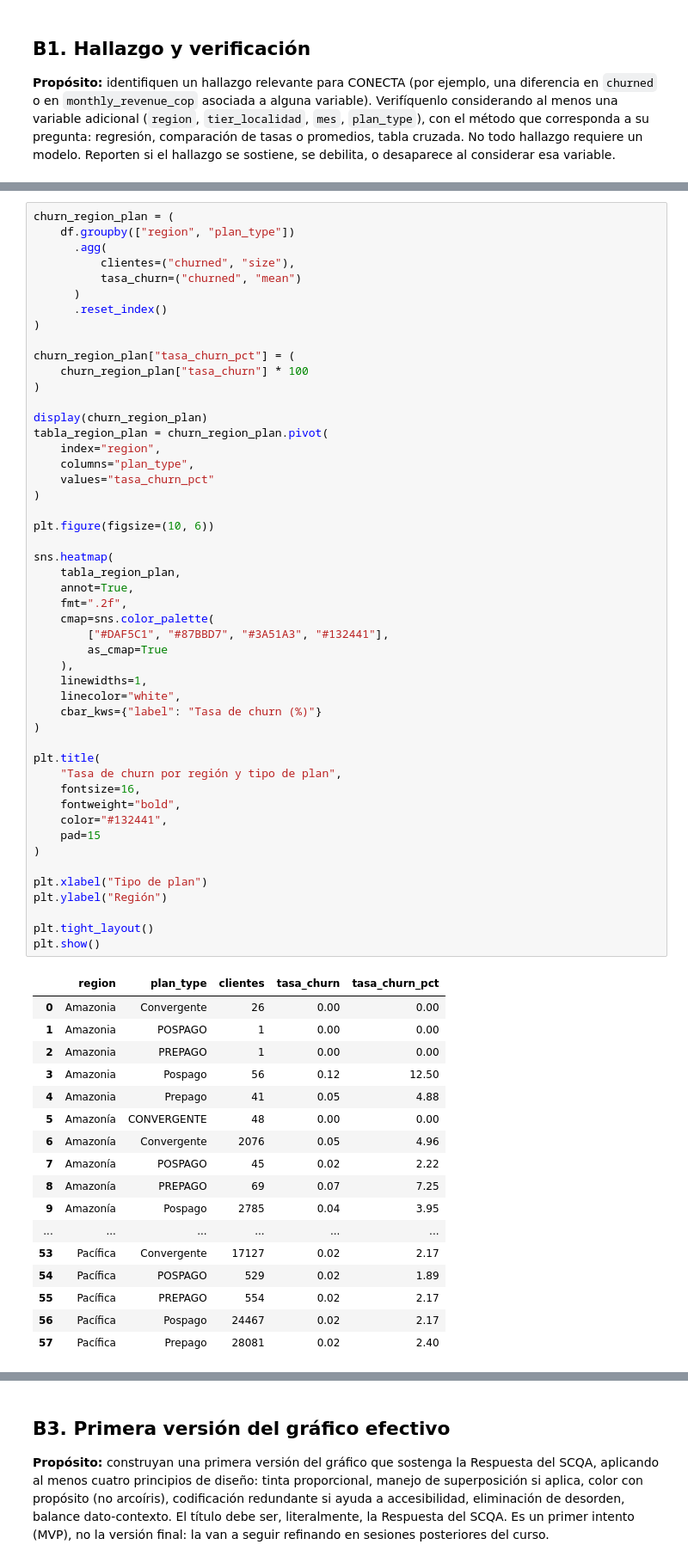
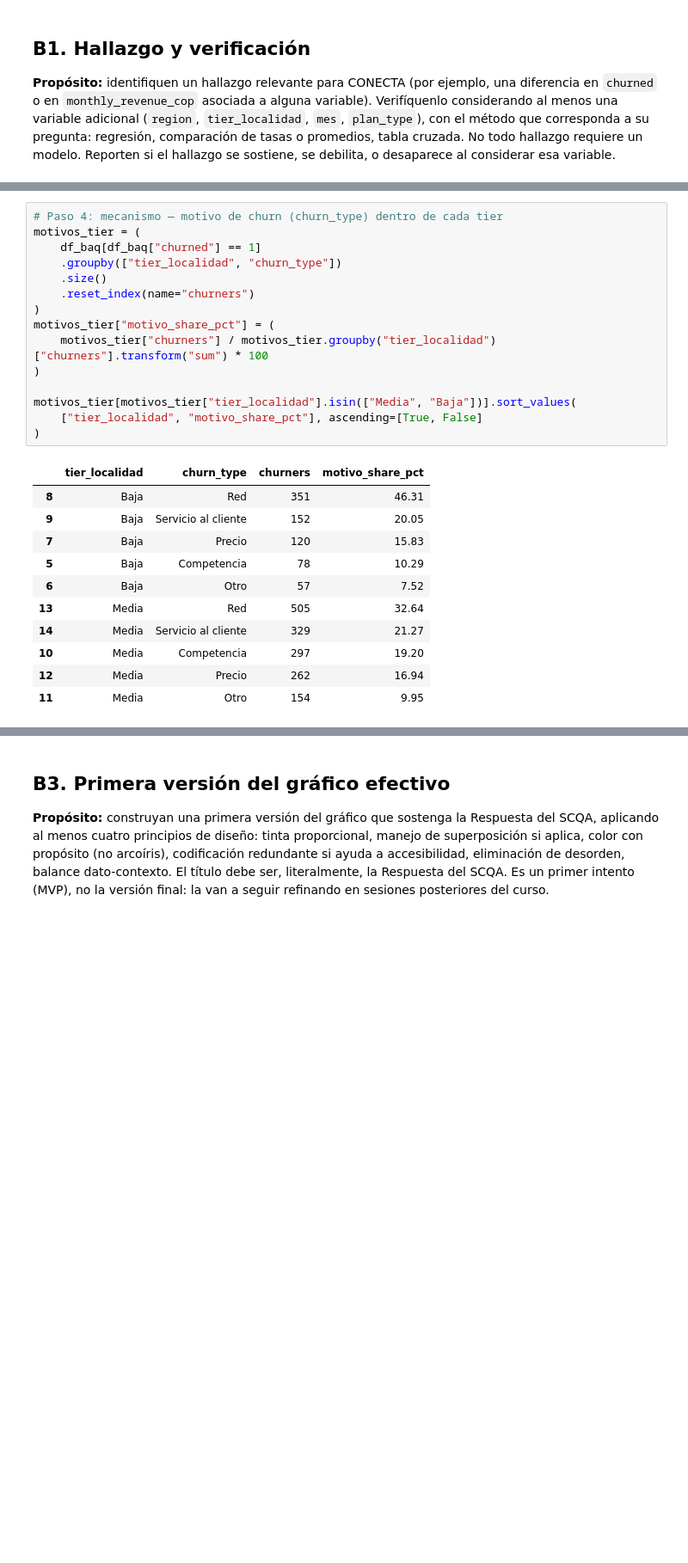
Before and after one commit to jp0617/visualizacionAnalisis, a Jupyter notebook: v0.1_s3_dataviz_grupo1.ipynb, the cells around one changed output, grey strips where cells are left out. Shown at 86% size. Drawn from its saved outputs; the diff is of its cells as text; blank space fills up the shorter version.

```diff
--- a/v0.1_s3_dataviz_grupo1.ipynb
+++ b/v0.1_s3_dataviz_grupo1.ipynb
@@ -1057,67 +1078,27 @@ display(churn_region_plan)
 # %%
-churn_region_plan = (
-    df.groupby(["region", "plan_type"])
-      .agg(
-          clientes=("churned", "size"),
-          tasa_churn=("churned", "mean")
-      )
-      .reset_index()
+# Paso 4: mecanismo — motivo de churn (churn_type) dentro de cada tier
+motivos_tier = (
+    df_baq[df_baq["churned"] == 1]
+    .groupby(["tier_localidad", "churn_type"])
+    .size()
+    .reset_index(name="churners")
+)
+motivos_tier["motivo_share_pct"] = (
+    motivos_tier["churners"] / motivos_tier.groupby("tier_localidad")["churners"].transform("sum") * 100
 )
 
-churn_region_plan["tasa_churn_pct"] = (
-    churn_region_plan["tasa_churn"] * 100
+motivos_tier[motivos_tier["tier_localidad"].isin(["Media", "Baja"])].sort_values(
+    ["tier_localidad", "motivo_share_pct"], ascending=[True, False]
 )
-
-display(churn_region_plan)
-tabla_region_plan = churn_region_plan.pivot(
-    index="region",
-    columns="plan_type",
-    values="tasa_churn_pct"
-)
-
-plt.figure(figsize=(10, 6))
-
-sns.heatmap(
-    tabla_region_plan,
-    annot=True,
-    fmt=".2f",
-    cmap=sns.color_palette(
-        ["#DAF5C1", "#87BBD7", "#3A51A3", "#132441"],
-        as_cmap=True
-    ),
-    linewidths=1,
-    linecolor="white",
-    cbar_kws={"label": "Tasa de churn (%)"}
-)
-
-plt.title(
-    "Tasa de churn por región y tipo de plan",
-    fontsize=16,
-    fontweight="bold",
-    color="#132441",
-    pad=15
-)
-
-plt.xlabel("Tipo de plan")
-plt.ylabel("Región")
-
-plt.tight_layout()
-plt.show()
 # %% [output]
-|  | region | plan_type | clientes | tasa_churn | tasa_churn_pct |
-| 0 | Amazonia | Convergente | 26 | 0.00 | 0.00 |
-| 1 | Amazonia | POSPAGO | 1 | 0.00 | 0.00 |
-| 2 | Amazonia | PREPAGO | 1 | 0.00 | 0.00 |
-| 3 | Amazonia | Pospago | 56 | 0.12 | 12.50 |
-| 4 | Amazonia | Prepago | 41 | 0.05 | 4.88 |
-| 5 | Amazonía | CONVERGENTE | 48 | 0.00 | 0.00 |
-| 6 | Amazonía | Convergente | 2076 | 0.05 | 4.96 |
-| 7 | Amazonía | POSPAGO | 45 | 0.02 | 2.22 |
-| 8 | Amazonía | PREPAGO | 69 | 0.07 | 7.25 |
-| 9 | Amazonía | Pospago | 2785 | 0.04 | 3.95 |
-| ... | ... | ... | ... | ... | ... |
-| 53 | Pacífica | Convergente | 17127 | 0.02 | 2.17 |
-| 54 | Pacífica | POSPAGO | 529 | 0.02 | 1.89 |
-| 55 | Pacífica | PREPAGO | 554 | 0.02 | 2.17 |
-| 56 | Pacífica | Pospago | 24467 | 0.02 | 2.17 |
-| 57 | Pacífica | Prepago | 28081 | 0.02 | 2.40 |
+|  | tier_localidad | churn_type | churners | motivo_share_pct |
+| 8 | Baja | Red | 351 | 46.31 |
+| 9 | Baja | Servicio al cliente | 152 | 20.05 |
+| 7 | Baja | Precio | 120 | 15.83 |
+| 5 | Baja | Competencia | 78 | 10.29 |
+| 6 | Baja | Otro | 57 | 7.52 |
+| 13 | Media | Red | 505 | 32.64 |
+| 14 | Media | Servicio al cliente | 329 | 21.27 |
+| 10 | Media | Competencia | 297 | 19.20 |
+| 12 | Media | Precio | 262 | 16.94 |
+| 11 | Media | Otro | 154 | 9.95 |
```
Also changed, not shown: parts of 32 cells of this notebook, 1 other file.
